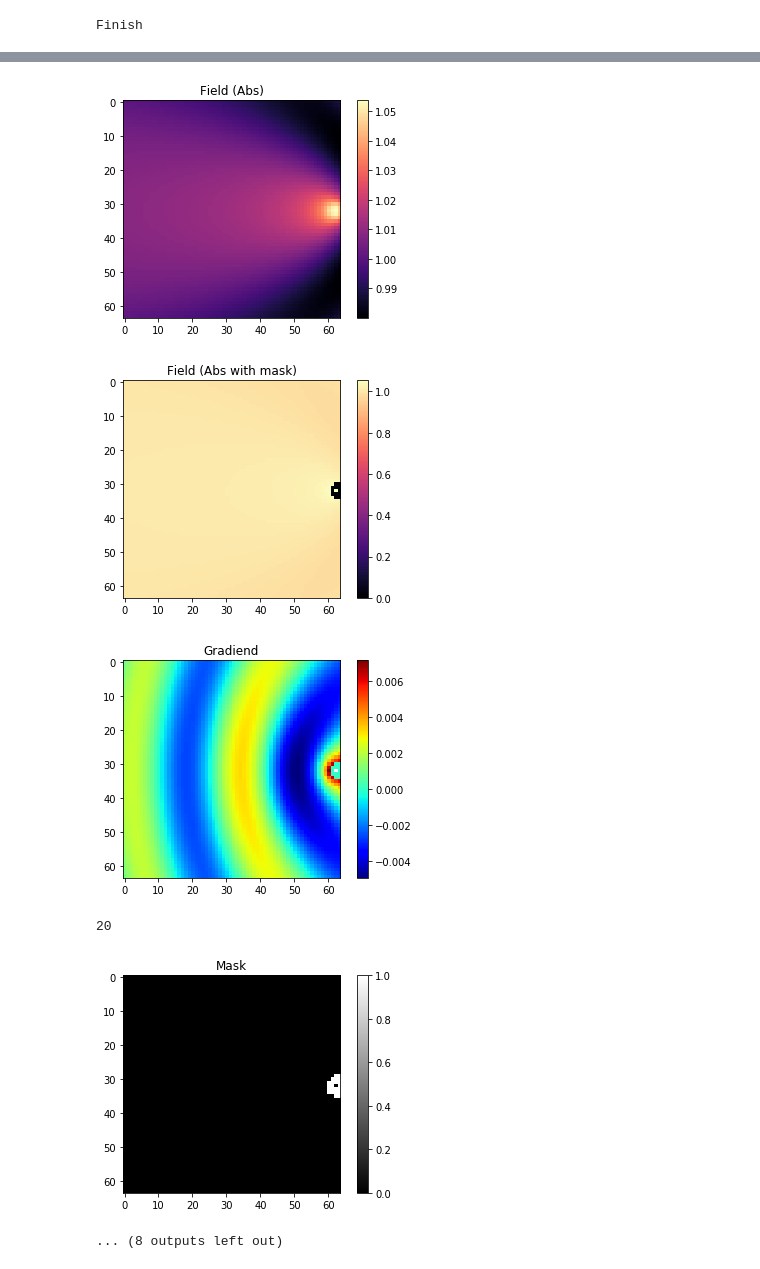
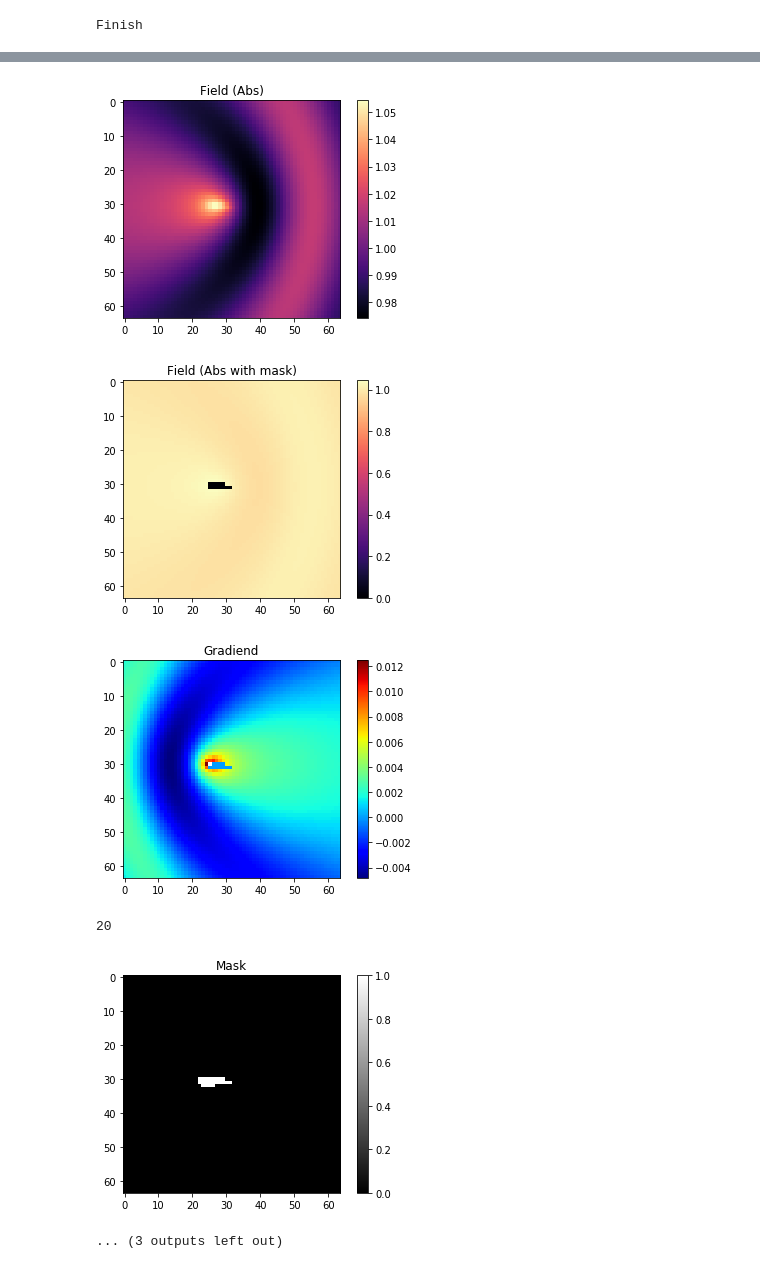
Before and after one commit to archilless/Minin, a Jupyter notebook: project.ipynb, the cells around one changed output, grey strips where cells are left out. Cells and saved outputs as stored; diff of their text form; code cells hidden in the pictures.

```diff
--- a/project.ipynb
+++ b/project.ipynb
@@ -561,26 +561,18 @@ def get_jac_row(num,mask,x):
 def get_grad(mask,neighbors,field):
     max_ind = np.argmax(neighbors.reshape(-1,1)*np.abs(field).reshape(-1,1))
     #print(neighbors.reshape(-1,1).shape,np.abs(field).reshape(-1,1).shape)
-    jac_row = get_jac_row_2(max_ind,mask,field)
+    jac_row = get_jac_row(max_ind,mask,field)
     jac_row[max_ind] = -np.inf
     return 2*(np.conjugate(field[max_ind])*jac_row).real
 
 def get_best_grad_neigbor(obj_fun,mask,neighbors):
-    #print(obj_fun)
+
     obj, field = obj_fun(mask,True)
     grad = get_grad(mask,neighbors,field)
     not_allowd_inds = np.argwhere(neighbors.reshape(-1,1) == 0)
     truncated_grad = grad.copy()
     truncated_grad[not_allowd_inds] = -np.inf
 
-#     plt.spy(neighbors)
-#     plt.show()
-
-#     neg = plt.imshow(grad.reshape(-1,size)*(1-mask), cmap="jet", interpolation='none')
-#     if i%10==0:
-#         plt.title("Grad")
-#         plt.colorbar(neg)
-#         plt.show()
     best_ind = np.argmax(truncated_grad)
     best_neighbor = mask.reshape(-1,1).copy()
     best_neighbor[best_ind] = 1
@@ -613,7 +605,7 @@ def get_best_mask(obj_fun, mask0 = np.zeros((size,size))):
     return best_obj, best_neigbor
 
 mask0 = empty_mask(size)
-mask0[(size-1)//2,size-1]=1
+mask0[(size-1)//2,(size-1)//2]=1
 obj,mask = get_best_mask(objective,mask0)
 plot_solution(mask)
 print("Finish")
@@ -641,6 +633,6 @@ print("Finish")
-[figure, old version]
+[figure, new version]
-[figure, old version]
+[figure, new version]
-[figure, old version]
+[figure, new version]
 20
-[figure, old version]
+[figure, new version]
-... (8 outputs left out)
+... (3 outputs left out)
```
Also changed, not shown: parts of 4 cells of this notebook.
